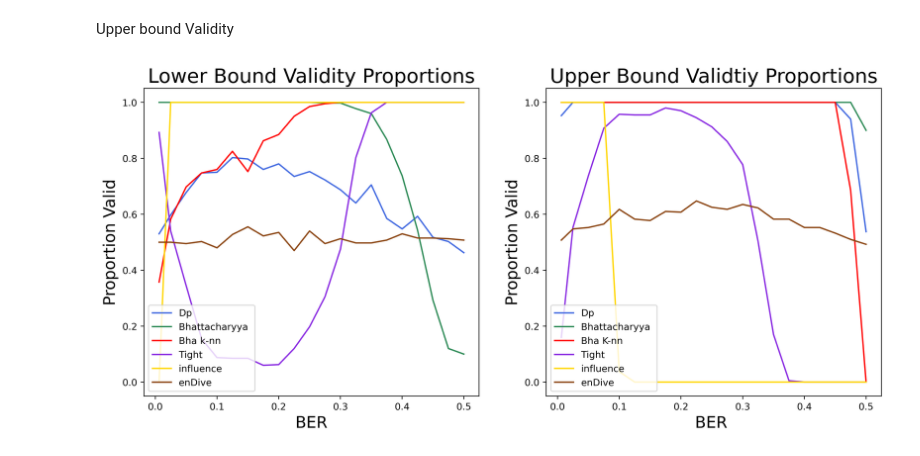
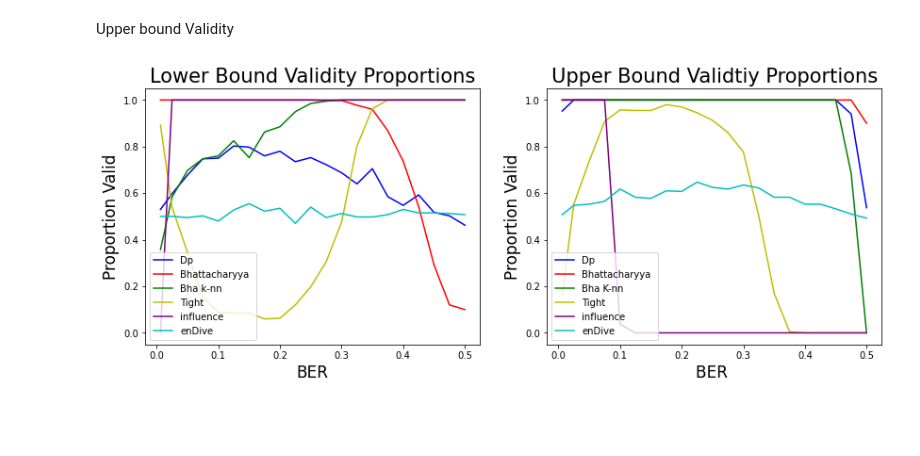
Before and after one commit to rj-may/BER_Bounds_Eval, a Jupyter notebook: plots/mean_sep_BER_PLOTS_v3.ipynb, the cells around one changed output. Saved outputs shown, nothing was run; the diff lists cells and outputs as text; code cells hidden in the pictures; blank space fills up the shorter version.

Commit message:
updated plots to look better

```diff
--- a/plots/mean_sep_BER_PLOTS_v3.ipynb
+++ b/plots/mean_sep_BER_PLOTS_v3.ipynb
@@ -428,62 +434,62 @@ Upper bound Validity
 # %%
 fs =17
 
-fig, axes = plt.subplots(nrows=1, ncols=2, figsize=(14, 6), dpi = dpi)
+fig, axes = plt.subplots(nrows=1, ncols=2, figsize=(14, 5))
 
 ax = axes[0]
 
 # ax.set_xscale('log', base=10)
 # ax.set_yscale('log', base=10)
 
-ax.plot(df['Dp_lower'], 'royalblue',  label='Dp')
+ax.plot(df['Dp_lower'], 'b',  label='Dp')
 
-ax.plot(df['Bha_lower'],'seagreen', label='Bhattacharyya ')
+ax.plot(df['Bha_lower'],'r', label='Bhattacharyya ')
 
-ax.plot(df['Bha_knn_lower'],'r', label='Bha k-nn ')
+ax.plot(df['Bha_knn_lower'],'g', label='Bha k-nn ')
 
-ax.plot(df['tight_lower'], 'blueviolet', label='Tight ')
+ax.plot(df['tight_lower'], 'y', label='Tight ')
 
-ax.plot(df['inf_lower'], 'gold', label= 'influence')
+ax.plot(df['inf_lower'], 'purple', label= 'influence')
 
-ax.plot(df['enDive_lower'], 'saddlebrown', label= 'enDive')
+ax.plot(df['enDive_lower'], 'c', label= 'enDive')
 
 
 ax.set_xlabel("BER", fontsize = fs)
 ax.set_ylabel("Proportion Valid", fontsize=fs)
 ax.set_title("Lower Bound Validity Proportions" , fontsize = fs +4)
 ax.legend(loc=3)
 
 
 
 ax = axes[1]
 
 # ax.set_xscale('log', base=10)
 # ax.set_yscale('log', base=10)
 
 
-ax.plot(df['Dp_upper'], 'royalblue',  label='Dp')
+ax.plot(df['Dp_upper'], 'b',  label='Dp')
 
-ax.plot(df['Bha_upper'],'seagreen', label='Bhattacharyya ')
+ax.plot(df['Bha_upper'],'r', label='Bhattacharyya ')
 
-ax.plot(df['Bha_knn_upper'],'r', label='Bha K-nn ')
+ax.plot(df['Bha_knn_upper'],'g', label='Bha K-nn ')
 
-ax.plot(df['tight_upper'], 'blueviolet', label='Tight ')
+ax.plot(df['tight_upper'], 'y', label='Tight ')
 
-ax.plot(df['inf_upper'], 'gold', label= 'influence')
+ax.plot(df['inf_upper'], 'purple', label= 'influence')
 
-ax.plot(df['enDive_upper'], 'saddlebrown', label= 'enDive')
+ax.plot(df['enDive_upper'], 'c', label= 'enDive')
 
 # ax.set_ylim([.4, 1.025])
 # ax.set_yticks(np.linspace(.5,1,6))
 
 
 ax.set_xlabel("BER ", fontsize = fs)
 ax.set_ylabel("Proportion Valid", fontsize=fs)
 ax.set_title("Upper Bound Validtiy Proportions" , fontsize = fs +4)
 ax.legend(loc=3)
 
-
-# plt.savefig("proportions_v2.jpeg",facecolor=(1,1,1,1))
+file_name = r"images/gauss_validity8"
+# plt.savefig(file_name,facecolor=(1,1,1,1),  bbox_inches='tight', dpi= 300)
 plt.show()
 # %% [output]
-[figure, old version]
+[figure, new version]
```
Also changed, not shown: parts of 7 cells of this notebook, 7 other files.
